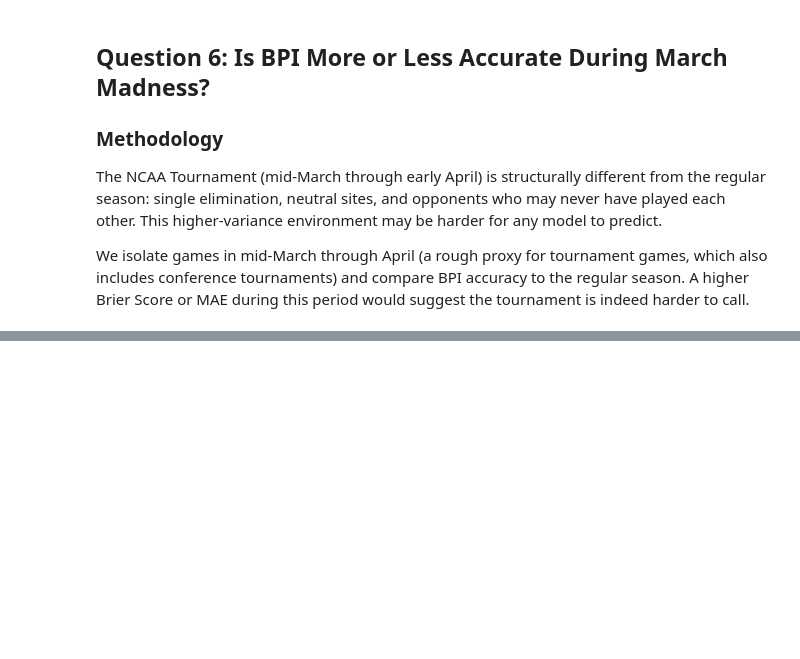
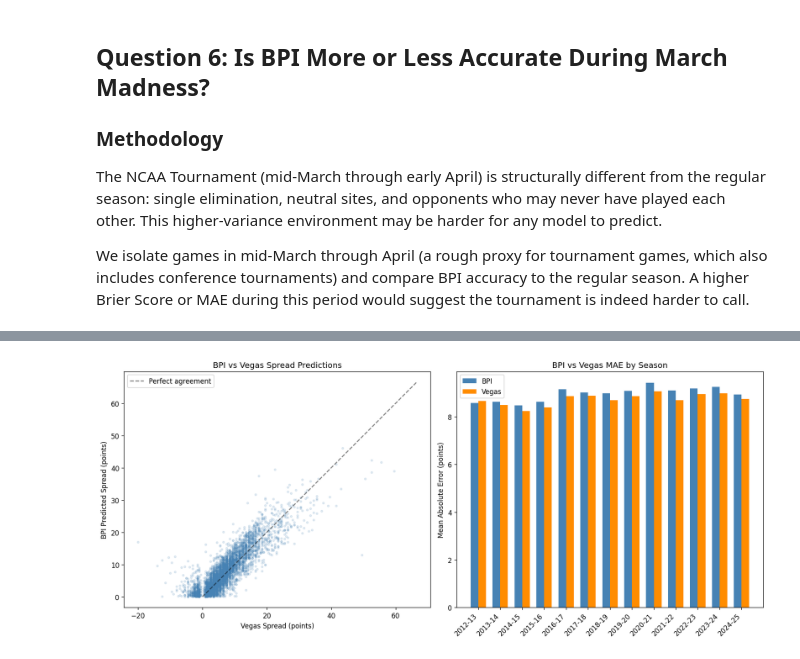
Before and after one commit to willdabeast3/ESPN-BPI, a Jupyter notebook: report.ipynb, the cells around one changed output, grey strips where cells are left out. Drawn from its saved outputs; the diff is of its cells as text; code cells hidden in the pictures; blank space fills up the shorter version.

```diff
--- a/report.ipynb
+++ b/report.ipynb
@@ -826,0 +835,48 @@ See methodology section above for implementation details.
+# %%
+# BPI vs Vegas: scatter plot and year-over-year comparison
+fig, axes = plt.subplots(1, 2, figsize=(14, 6))
+
+# Left: BPI spread vs Vegas spread (are they correlated?)
+ax = axes[0]
+sample = fav.sample(min(5000, len(fav)), random_state=42)
+ax.scatter(sample['VEGAS_SPREAD'], sample['PRED_SPREAD'], alpha=0.15, s=8, color='steelblue')
+max_val = max(fav['VEGAS_SPREAD'].max(), fav['PRED_SPREAD'].max())
+ax.plot([0, max_val], [0, max_val], 'k--', alpha=0.5, label='Perfect agreement')
+ax.set_xlabel('Vegas Spread (points)')
+ax.set_ylabel('BPI Predicted Spread (points)')
+ax.set_title('BPI vs Vegas Spread Predictions')
+ax.legend()
+
+# Right: MAE comparison by season
+fav_with_season = fav.copy()
+fav_with_season['YEAR'] = fav_with_season['DATE'].dt.year
+fav_with_season['MONTH'] = fav_with_season['DATE'].dt.month
+fav_with_season['SEASON'] = fav_with_season.apply(
+    lambda r: f"{r['YEAR']-1}-{str(r['YEAR'])[2:]}" if r['MONTH'] <= 6
+    else f"{r['YEAR']}-{str(r['YEAR']+1)[2:]}", axis=1)
+
+season_comp = fav_with_season.groupby('SEASON').agg(
+    BPI_MAE=('BPI_ERROR', 'mean'),
+    Vegas_MAE=('VEGAS_ERROR', 'mean'),
+    N=('BPI_ERROR', 'count')
+).reset_index().sort_values('SEASON')
+
+# Only show seasons with decent coverage
+season_comp = season_comp[season_comp['N'] >= 500]
+
+ax = axes[1]
+x = range(len(season_comp))
+width = 0.35
+ax.bar([i - width/2 for i in x], season_comp['BPI_MAE'], width, label='BPI', color='steelblue')
+ax.bar([i + width/2 for i in x], season_comp['Vegas_MAE'], width, label='Vegas', color='darkorange')
+ax.set_xticks(list(x))
+ax.set_xticklabels(season_comp['SEASON'], rotation=45, ha='right')
+ax.set_ylabel('Mean Absolute Error (points)')
+ax.set_title('BPI vs Vegas MAE by Season')
+ax.legend()
+
+plt.tight_layout()
+plt.savefig('bpi_vs_vegas.png', dpi=150, bbox_inches='tight')
+plt.show()
+# %% [output]
+[figure, added]
```
Also changed, not shown: parts of 27 cells of this notebook, 3 other files.
